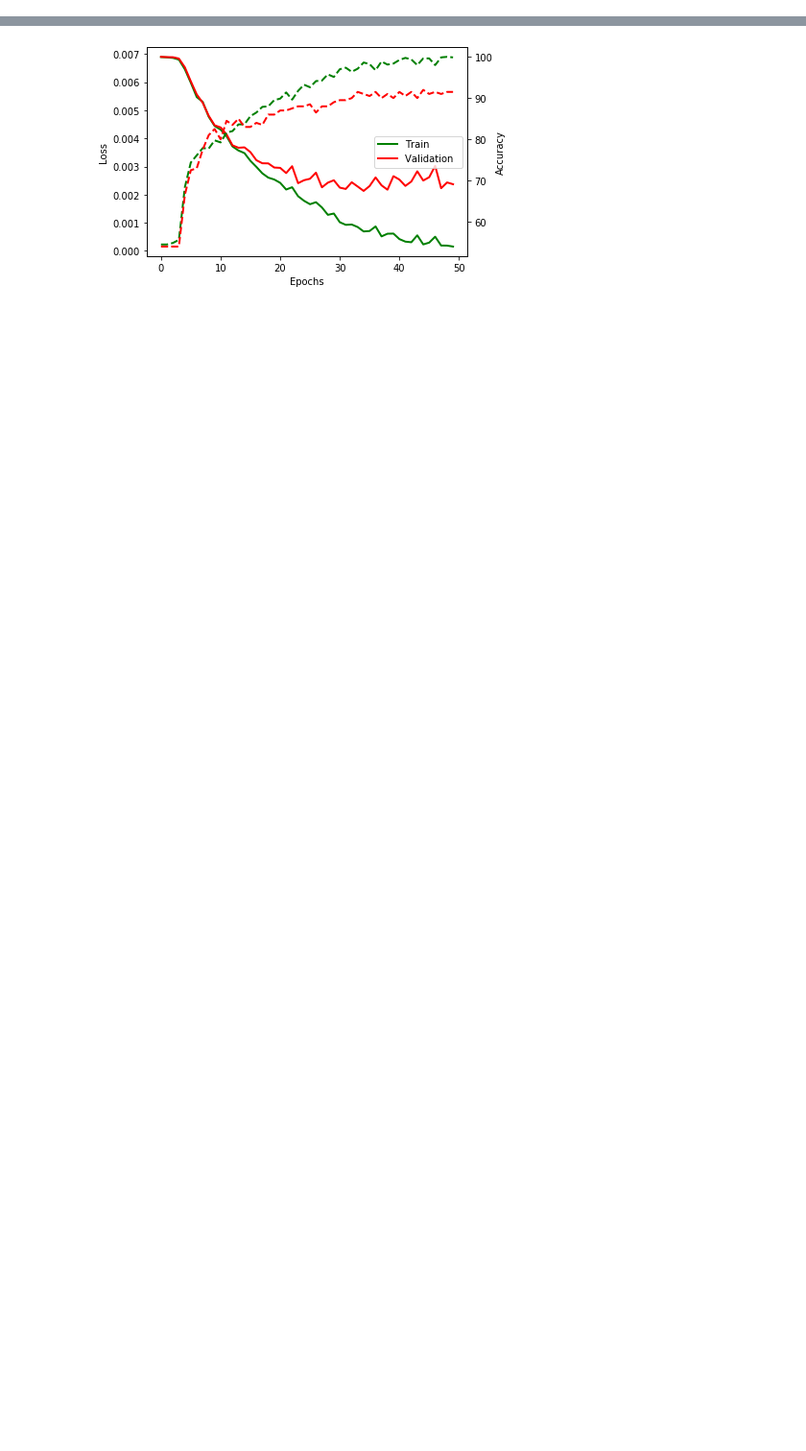
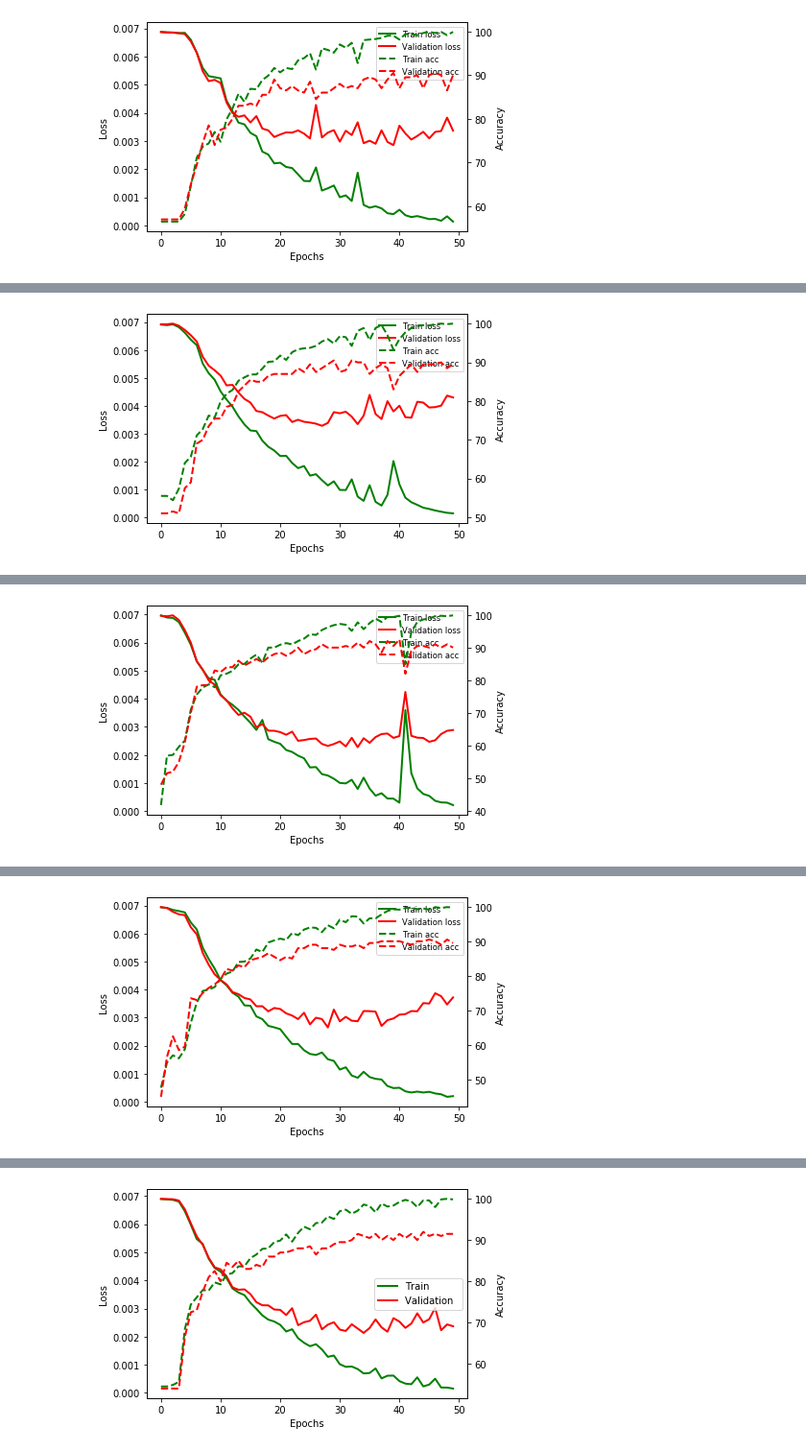
Before and after one commit to raphaelreis/EE559-DeepLearning-MiniProjects, a Jupyter notebook: Proj1/analysis/auxiliary_loss.ipynb, the cells around one changed output, grey strips where cells are left out. Shown at 96% size. Drawn from its saved outputs; the diff is of its cells as text; code cells hidden in the pictures; blank space fills up the shorter version.

```diff
--- a/Proj1/analysis/auxiliary_loss.ipynb
+++ b/Proj1/analysis/auxiliary_loss.ipynb
@@ -205,0 +196,5 @@ Train Epoch: 49  | Loss 0.289722
+# %%
+# evaluate models
+
+evaluate_model(LeNet_aux_sequential, n_epochs=50)
+# %% [output]
@@ -205,0 +218 @@ Train Epoch: 49  | Loss 0.289722
+[figure, added]
@@ -205,0 +236 @@ Train Epoch: 49  | Loss 0.289722
+[figure, added]
@@ -205,0 +254 @@ Train Epoch: 49  | Loss 0.289722
+[figure, added]
@@ -205,0 +272 @@ Train Epoch: 49  | Loss 0.289722
+[figure, added]
```
Also changed, not shown: parts of 11 cells of this notebook, 3 other files.
